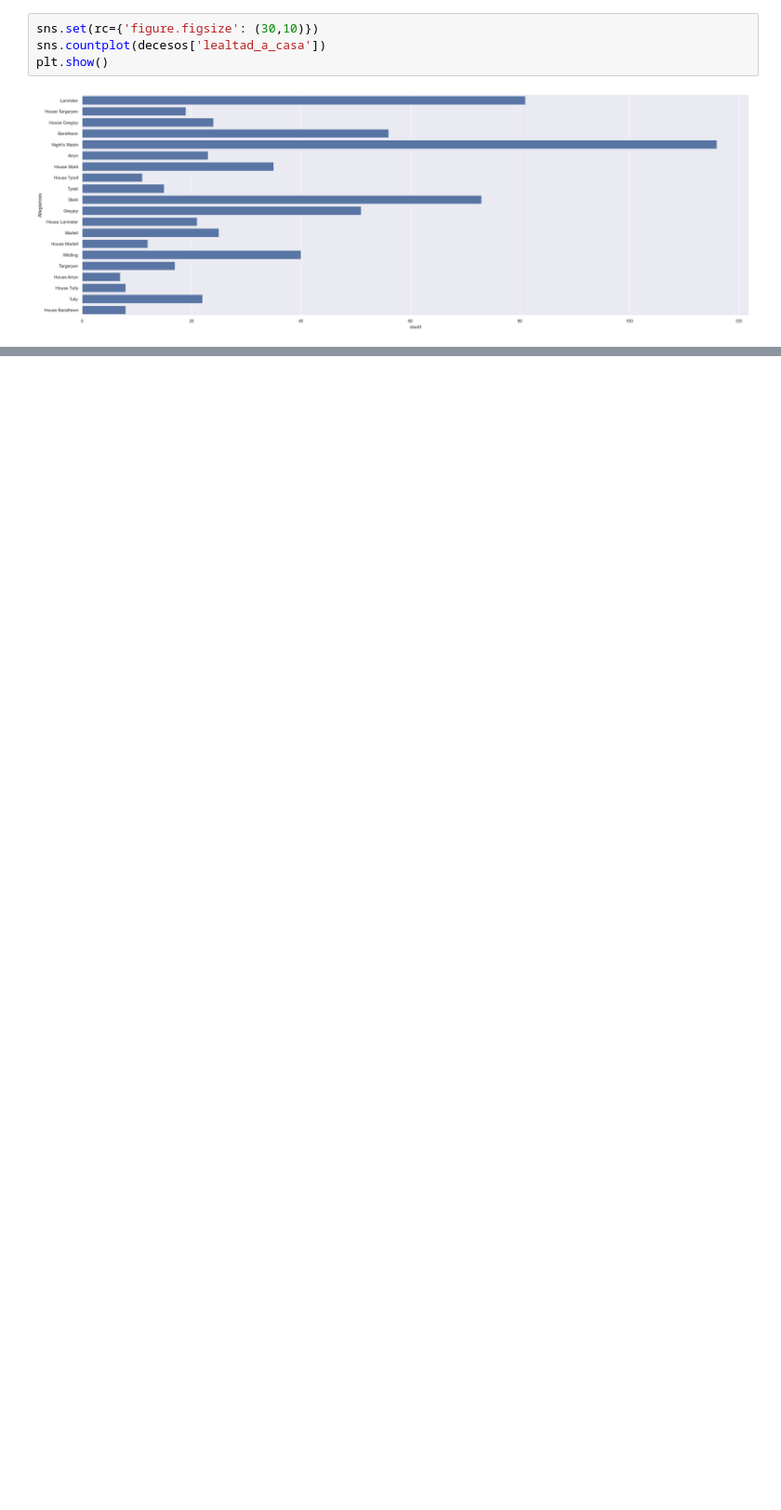
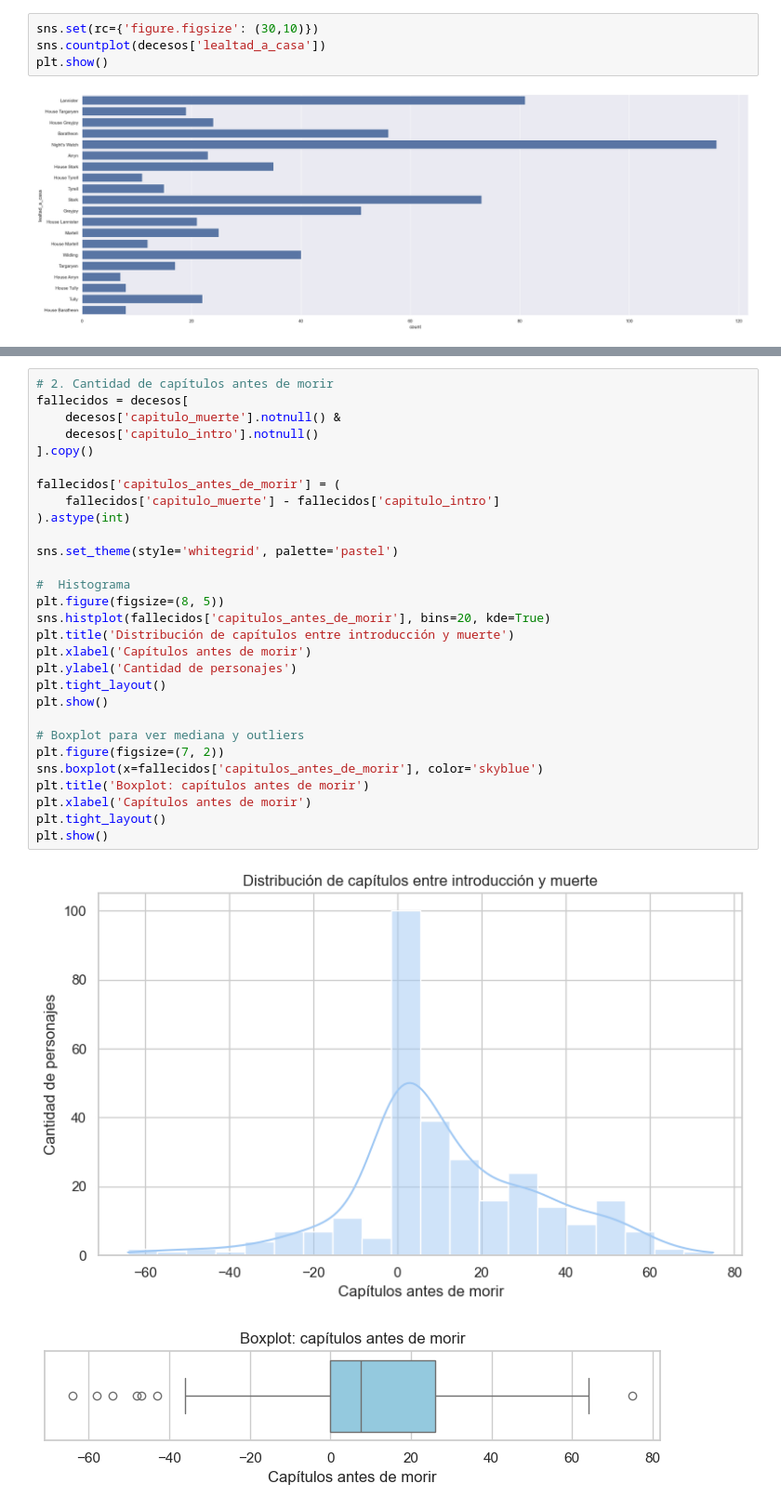
Before and after one commit to TonyGael/EDAonGamesOfTronesData, a Jupyter notebook: GoT_Data_Analisis.ipynb, the cells around one changed output, grey strips where cells are left out. Shown at 93% size. Drawn from its saved outputs; the diff is of its cells as text; blank space fills up the shorter version.

```diff
--- a/GoT_Data_Analisis.ipynb
+++ b/GoT_Data_Analisis.ipynb
@@ -396,0 +402,32 @@ plt.show()
+# %%
+# 2. Cantidad de capítulos antes de morir
+fallecidos = decesos[
+    decesos['capitulo_muerte'].notnull() &
+    decesos['capitulo_intro'].notnull()
+].copy()
+
+fallecidos['capitulos_antes_de_morir'] = (
+    fallecidos['capitulo_muerte'] - fallecidos['capitulo_intro']
+).astype(int)
+
+sns.set_theme(style='whitegrid', palette='pastel')
+
+#  Histograma
+plt.figure(figsize=(8, 5))
+sns.histplot(fallecidos['capitulos_antes_de_morir'], bins=20, kde=True)
+plt.title('Distribución de capítulos entre introducción y muerte')
+plt.xlabel('Capítulos antes de morir')
+plt.ylabel('Cantidad de personajes')
+plt.tight_layout()
+plt.show()
+
+# Boxplot para ver mediana y outliers
+plt.figure(figsize=(7, 2))
+sns.boxplot(x=fallecidos['capitulos_antes_de_morir'], color='skyblue')
+plt.title('Boxplot: capítulos antes de morir')
+plt.xlabel('Capítulos antes de morir')
+plt.tight_layout()
+plt.show()
+# %% [output]
+[figure, added]
+[figure, added]
```
Also changed, not shown: parts of 7 cells of this notebook, 1 other file.
